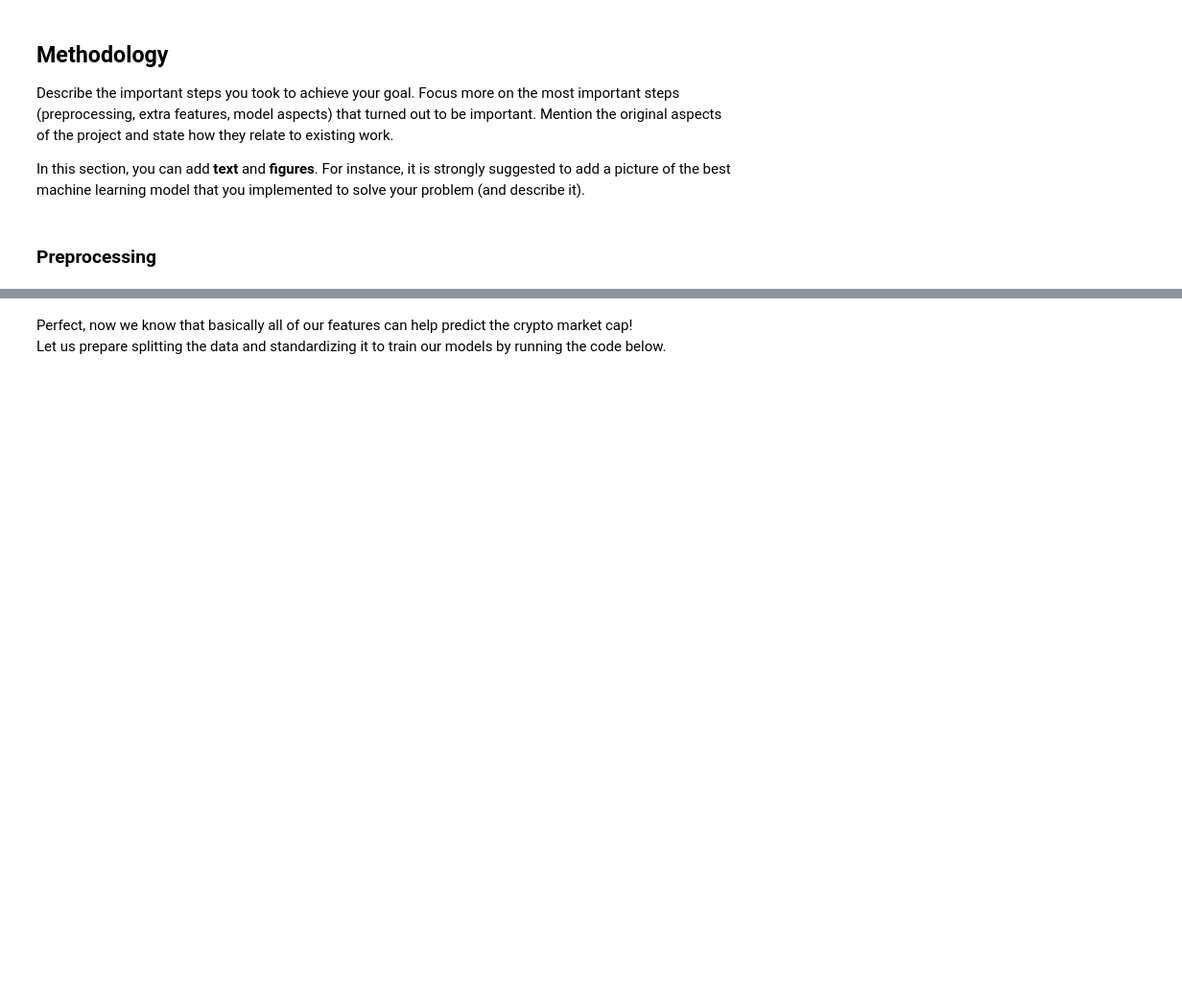
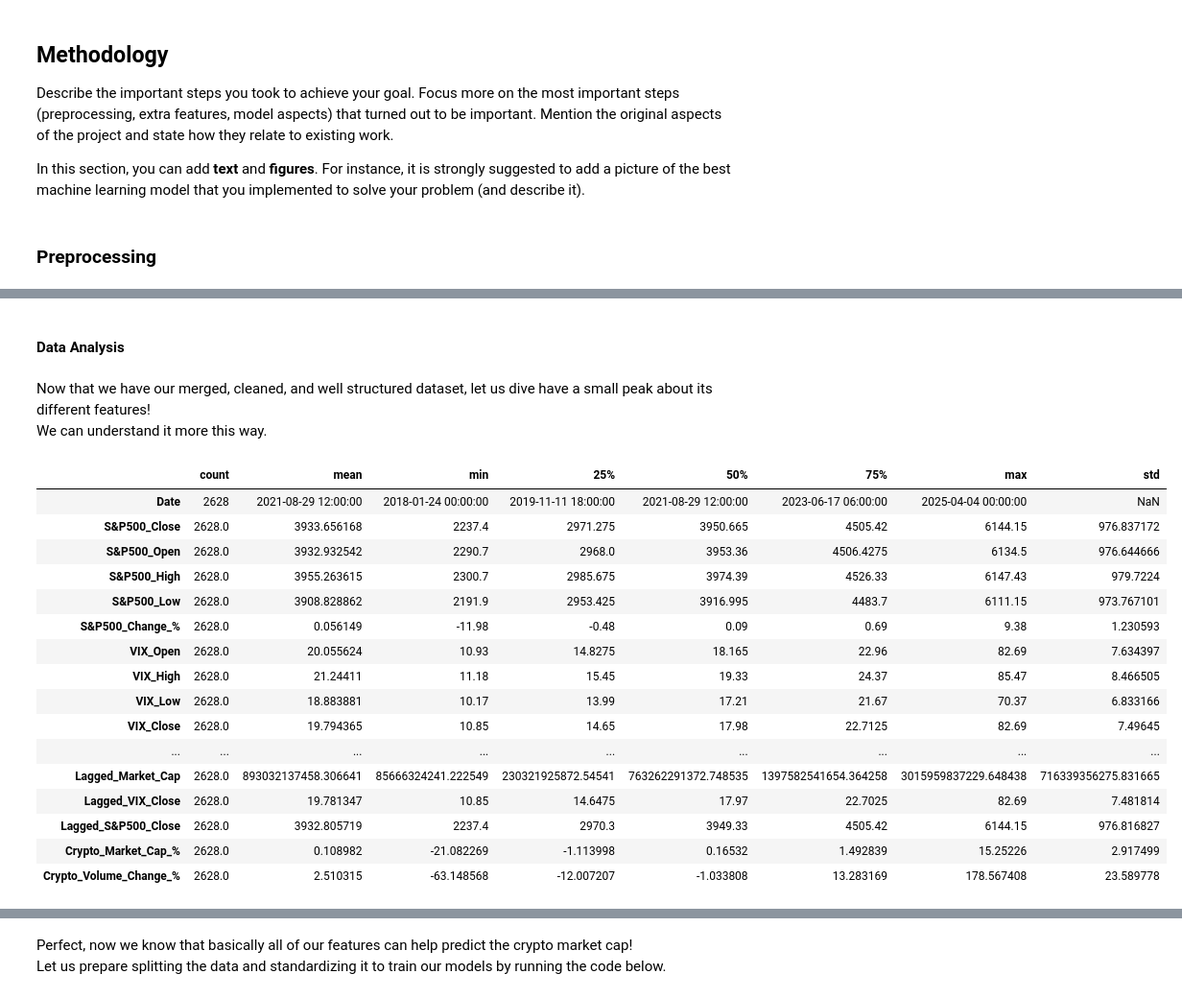
Before and after one commit to KhalilGarali/Crypto-MarketCap-Forecast-Based-On-SP500, a Jupyter notebook: main.ipynb, the cells around one changed output, grey strips where cells are left out. Shown at 96% size. Drawn from its saved outputs; the diff is of its cells as text; code cells hidden in the pictures; blank space fills up the shorter version.

```diff
--- a/main.ipynb
+++ b/main.ipynb
@@ -548,0 +500,25 @@ Name: Crypto_Market_Cap, dtype: float64
+# %% [markdown]
+#### **Data Analysis**
+# %% [markdown]
+Now that we have our merged, cleaned, and well structured dataset, let us dive have a small peak about its different features!
+We can understand it more this way.
+# %%
+main_df.describe().transpose()
+# %% [output]
+|  | count | mean | min | 25% | 50% | 75% | max | std |
+| Date | 2628 | 2021-08-29 12:00:00 | 2018-01-24 00:00:00 | 2019-11-11 18:00:00 | 2021-08-29 12:00:00 | 2023-06-17 06:00:00 | 2025-04-04 00:00:00 | NaN |
+| S&P500_Close | 2628.0 | 3933.656168 | 2237.4 | 2971.275 | 3950.665 | 4505.42 | 6144.15 | 976.837172 |
+| S&P500_Open | 2628.0 | 3932.932542 | 2290.7 | 2968.0 | 3953.36 | 4506.4275 | 6134.5 | 976.644666 |
+| S&P500_High | 2628.0 | 3955.263615 | 2300.7 | 2985.675 | 3974.39 | 4526.33 | 6147.43 | 979.7224 |
+| S&P500_Low | 2628.0 | 3908.828862 | 2191.9 | 2953.425 | 3916.995 | 4483.7 | 6111.15 | 973.767101 |
+| S&P500_Change_% | 2628.0 | 0.056149 | -11.98 | -0.48 | 0.09 | 0.69 | 9.38 | 1.230593 |
+| VIX_Open | 2628.0 | 20.055624 | 10.93 | 14.8275 | 18.165 | 22.96 | 82.69 | 7.634397 |
+| VIX_High | 2628.0 | 21.24411 | 11.18 | 15.45 | 19.33 | 24.37 | 85.47 | 8.466505 |
+| VIX_Low | 2628.0 | 18.883881 | 10.17 | 13.99 | 17.21 | 21.67 | 70.37 | 6.833166 |
+| VIX_Close | 2628.0 | 19.794365 | 10.85 | 14.65 | 17.98 | 22.7125 | 82.69 | 7.49645 |
+| ... | ... | ... | ... | ... | ... | ... | ... | ... |
+| Lagged_Market_Cap | 2628.0 | 893032137458.306641 | 85666324241.222549 | 230321925872.54541 | 763262291372.748535 | 1397582541654.364258 | 3015959837229.648438 | 716339356275.831665 |
+| Lagged_VIX_Close | 2628.0 | 19.781347 | 10.85 | 14.6475 | 17.97 | 22.7025 | 82.69 | 7.481814 |
+| Lagged_S&P500_Close | 2628.0 | 3932.805719 | 2237.4 | 2970.3 | 3949.33 | 4505.42 | 6144.15 | 976.816827 |
+| Crypto_Market_Cap_% | 2628.0 | 0.108982 | -21.082269 | -1.113998 | 0.16532 | 1.492839 | 15.25226 | 2.917499 |
+| Crypto_Volume_Change_% | 2628.0 | 2.510315 | -63.148568 | -12.007207 | -1.033808 | 13.283169 | 178.567408 | 23.589778 |
```
Also changed, not shown: parts of 95 cells of this notebook, 12 other files.
